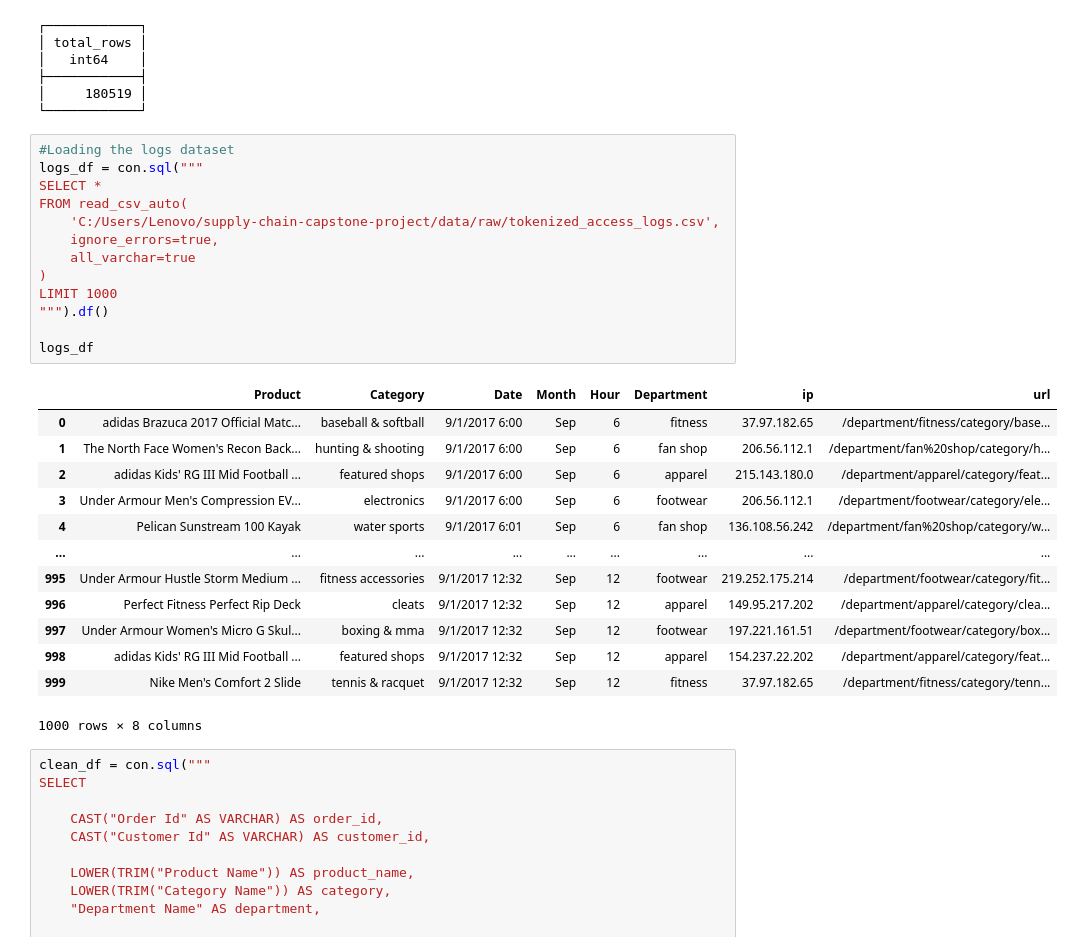
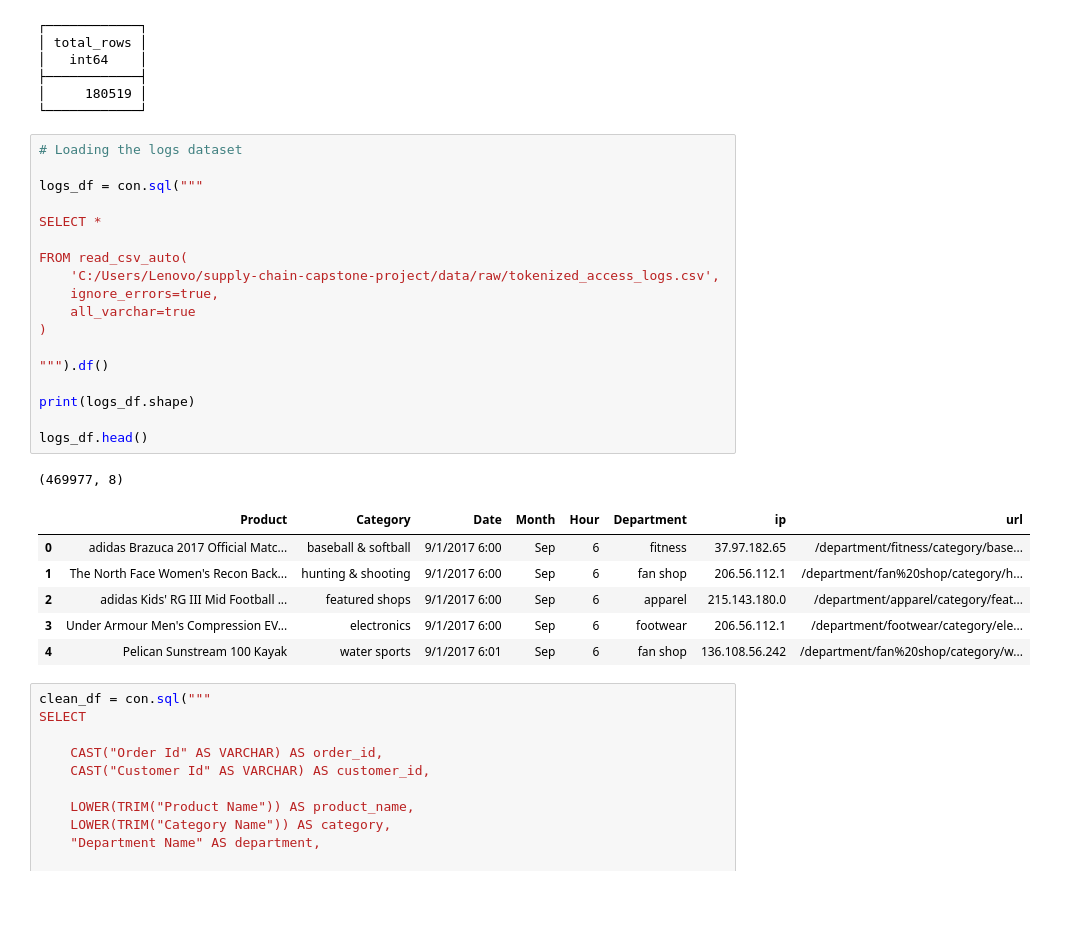
Before and after one commit to AryaTamhane18/BigData_and_BI_CapstoneProject, a Jupyter notebook: notebooks/01_etl.ipynb, the cells around one changed output. Saved outputs shown, nothing was run; the diff lists cells and outputs as text; blank space fills up the shorter version.

```diff
--- a/notebooks/01_etl.ipynb
+++ b/notebooks/01_etl.ipynb
@@ -44,32 +47,31 @@ FROM read_csv_auto(
 │     180519 │
 └────────────┘
 # %%
-#Loading the logs dataset
+# Loading the logs dataset
+
 logs_df = con.sql("""
+
 SELECT *
+
 FROM read_csv_auto(
     'C:/Users/Lenovo/supply-chain-capstone-project/data/raw/tokenized_access_logs.csv',
     ignore_errors=true,
     all_varchar=true
 )
-LIMIT 1000
+
 """).df()
 
-logs_df
+print(logs_df.shape)
+
+logs_df.head()
 # %% [output]
+(469977, 8)
 |  | Product | Category | Date | Month | Hour | Department | ip | url |
 | 0 | adidas Brazuca 2017 Official Matc... | baseball & softball | 9/1/2017 6:00 | Sep | 6 | fitness | 37.97.182.65 | /department/fitness/category/base... |
 | 1 | The North Face Women's Recon Back... | hunting & shooting | 9/1/2017 6:00 | Sep | 6 | fan shop | 206.56.112.1 | /department/fan%20shop/category/h... |
 | 2 | adidas Kids' RG III Mid Football ... | featured shops | 9/1/2017 6:00 | Sep | 6 | apparel | 215.143.180.0 | /department/apparel/category/feat... |
 | 3 | Under Armour Men's Compression EV... | electronics | 9/1/2017 6:00 | Sep | 6 | footwear | 206.56.112.1 | /department/footwear/category/ele... |
 | 4 | Pelican Sunstream 100 Kayak | water sports | 9/1/2017 6:01 | Sep | 6 | fan shop | 136.108.56.242 | /department/fan%20shop/category/w... |
-| ... | ... | ... | ... | ... | ... | ... | ... | ... |
-| 995 | Under Armour Hustle Storm Medium ... | fitness accessories | 9/1/2017 12:32 | Sep | 12 | footwear | 219.252.175.214 | /department/footwear/category/fit... |
-| 996 | Perfect Fitness Perfect Rip Deck | cleats | 9/1/2017 12:32 | Sep | 12 | apparel | 149.95.217.202 | /department/apparel/category/clea... |
-| 997 | Under Armour Women's Micro G Skul... | boxing & mma | 9/1/2017 12:32 | Sep | 12 | footwear | 197.221.161.51 | /department/footwear/category/box... |
-| 998 | adidas Kids' RG III Mid Football ... | featured shops | 9/1/2017 12:32 | Sep | 12 | apparel | 154.237.22.202 | /department/apparel/category/feat... |
-| 999 | Nike Men's Comfort 2 Slide | tennis & racquet | 9/1/2017 12:32 | Sep | 12 | fitness | 37.97.182.65 | /department/fitness/category/tenn... |
-1000 rows × 8 columns
 # %%
 clean_df = con.sql("""
 SELECT
```
Also changed, not shown: parts of 15 cells of this notebook.
